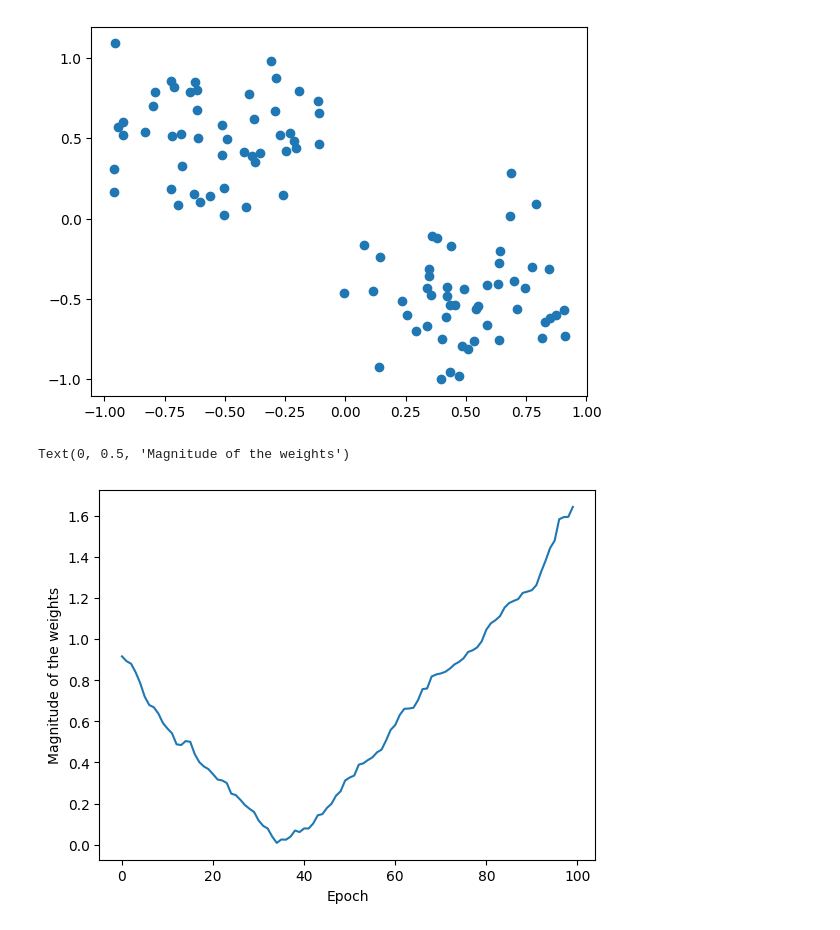
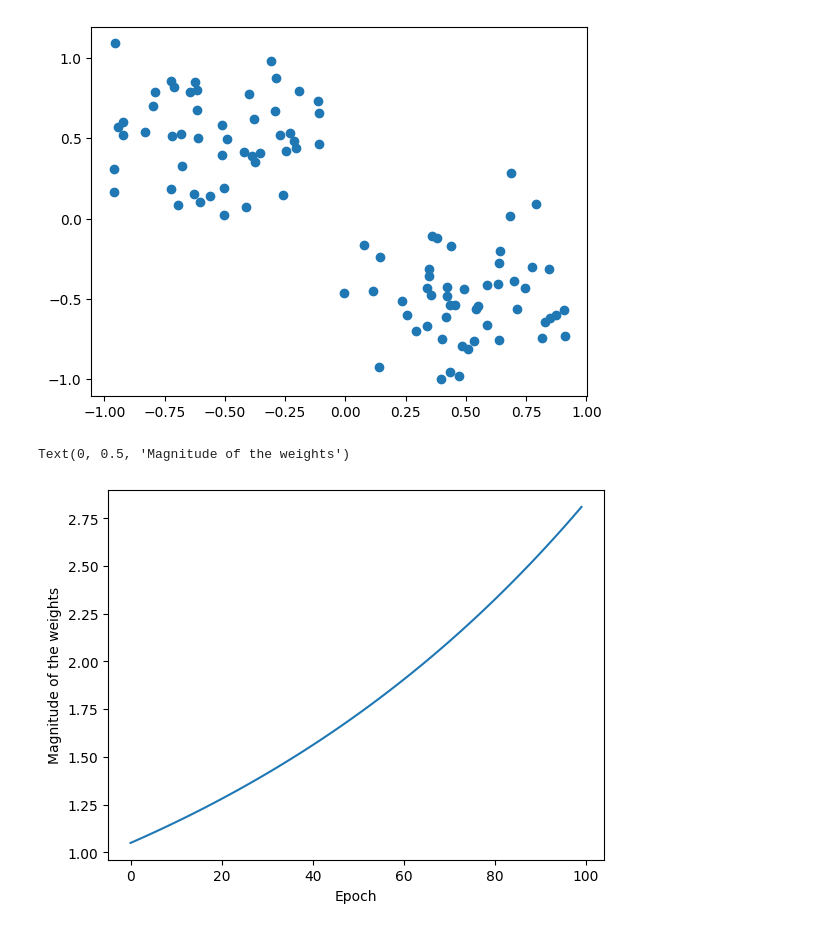
Before and after one commit to U-n-Own/UniversityNotes, a Jupyter notebook: Assignments/ComputationalNeuroscience/SecondAssignment/hebbian_learning.ipynb, the cells around one changed output. Cells and saved outputs as stored; diff of their text form; code cells hidden in the pictures.

Commit message:
Fixed the broke hebbian learning notebook god i hate notebooks

```diff
--- a/Assignments/ComputationalNeuroscience/SecondAssignment/hebbian_learning.ipynb
+++ b/Assignments/ComputationalNeuroscience/SecondAssignment/hebbian_learning.ipynb
@@ -50,23 +50,23 @@ plt.plot(data[0], data[1], 'o')
 [figure]
 # %%
 # Create a Hebbian learning rule object
-hebb = hl.HebbianLearning(tau_w=0.1, eta=0.1, weights_dim=1)
+hebb = hl.HebbianLearning(tau_w=0.1, eta=0.01, weights_dim=2)
 
 # get data in input v and output u
 
 v, u = data[0], data[1]
 
-weights_history = hebb.train(v, u)
+weights_history = hebb.train_hebbian_simple(data, epochs=100)
 
 # plot the weights magnitude
 # First we compute the magnitude of the weights
 weights_magnitude = np.linalg.norm(weights_history, axis=1)
 
 
 plt.figure()
 plt.plot(weights_magnitude)
 plt.xlabel('Epoch')
 plt.ylabel('Magnitude of the weights')
 # %% [output]
 Text(0, 0.5, 'Magnitude of the weights')
-[figure, old version]
+[figure, new version]
```
Also changed, not shown: parts of 7 cells of this notebook, 1 other file.
